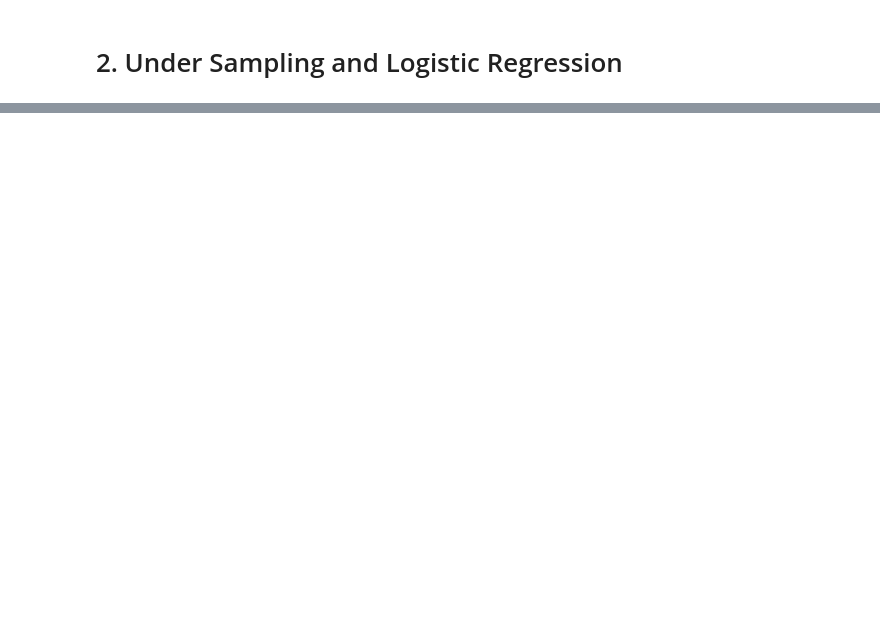
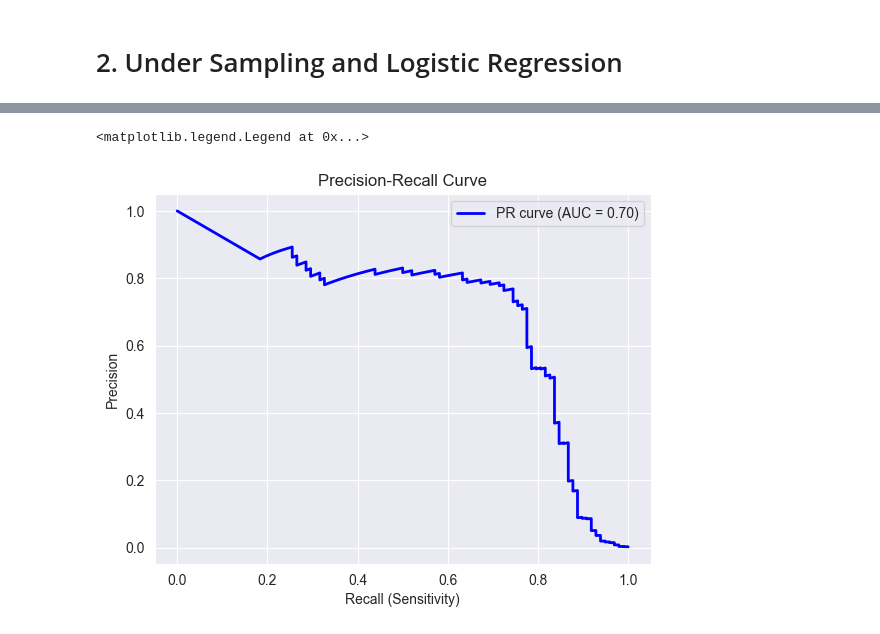
Before and after one commit to Alwyn-Tan/CreditCardFraudDetector, a Jupyter notebook: logistic_regression.ipynb, the cells around one changed output, grey strips where cells are left out. Saved outputs shown, nothing was run; the diff lists cells and outputs as text; code cells hidden in the pictures; blank space fills up the shorter version.

```diff
--- a/logistic_regression.ipynb
+++ b/logistic_regression.ipynb
@@ -130,10 +162,12 @@ plt.legend(loc="lower right")
 # %%
-plt.subplot(2, 2, 3)
 precision, recall, _ = precision_recall_curve(y_test, y_pred_proba)
 pr_auc = auc(recall, precision)
 plt.plot(recall, precision, color='blue', lw=2, label=f'PR curve (AUC = {pr_auc:.2f})')
 plt.xlabel('Recall (Sensitivity)')
 plt.ylabel('Precision')
 plt.title('Precision-Recall Curve')
 plt.legend(loc="upper right")
+# %% [output]
+<matplotlib.legend.Legend at 0x...>
+[figure, added]
 # %%
```
Also changed, not shown: parts of 14 cells of this notebook, 2 other files.
